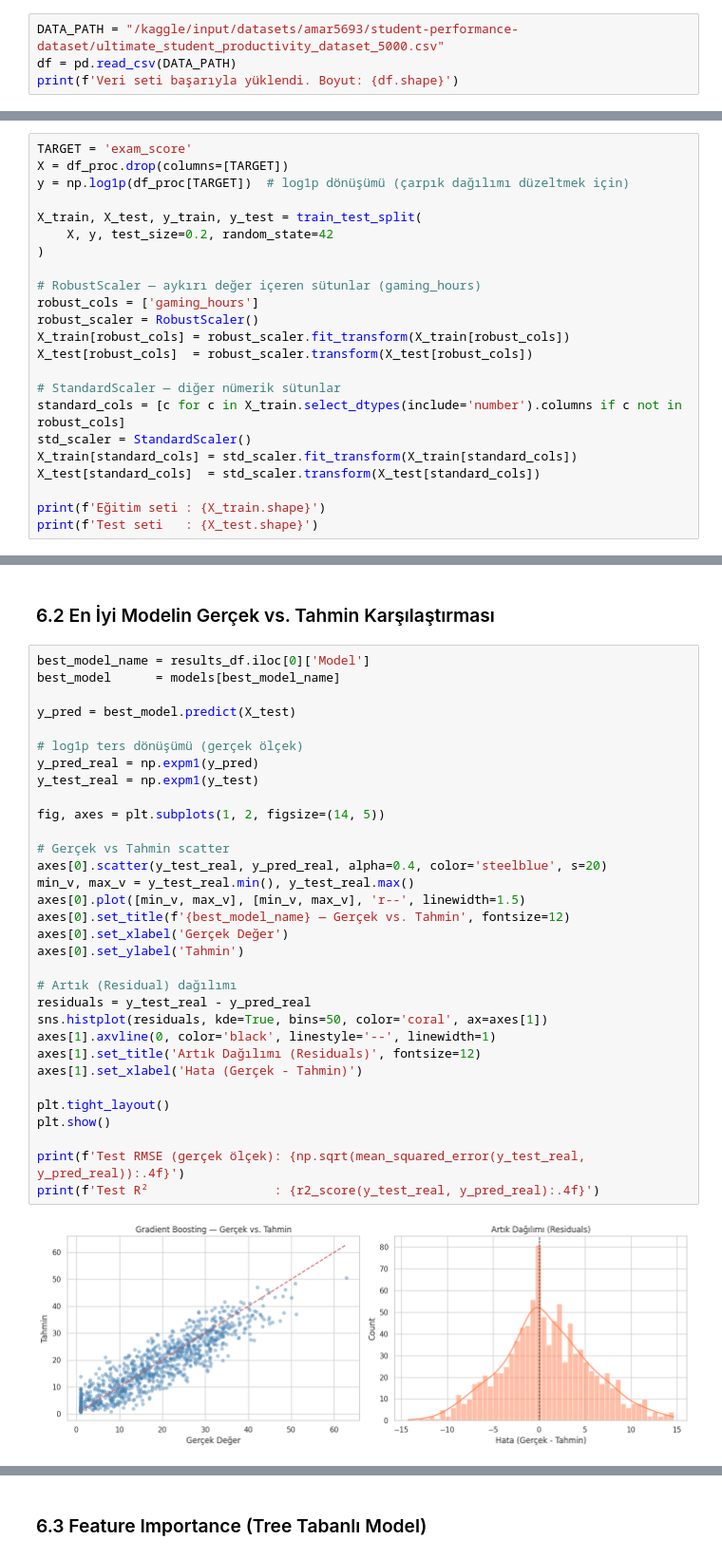
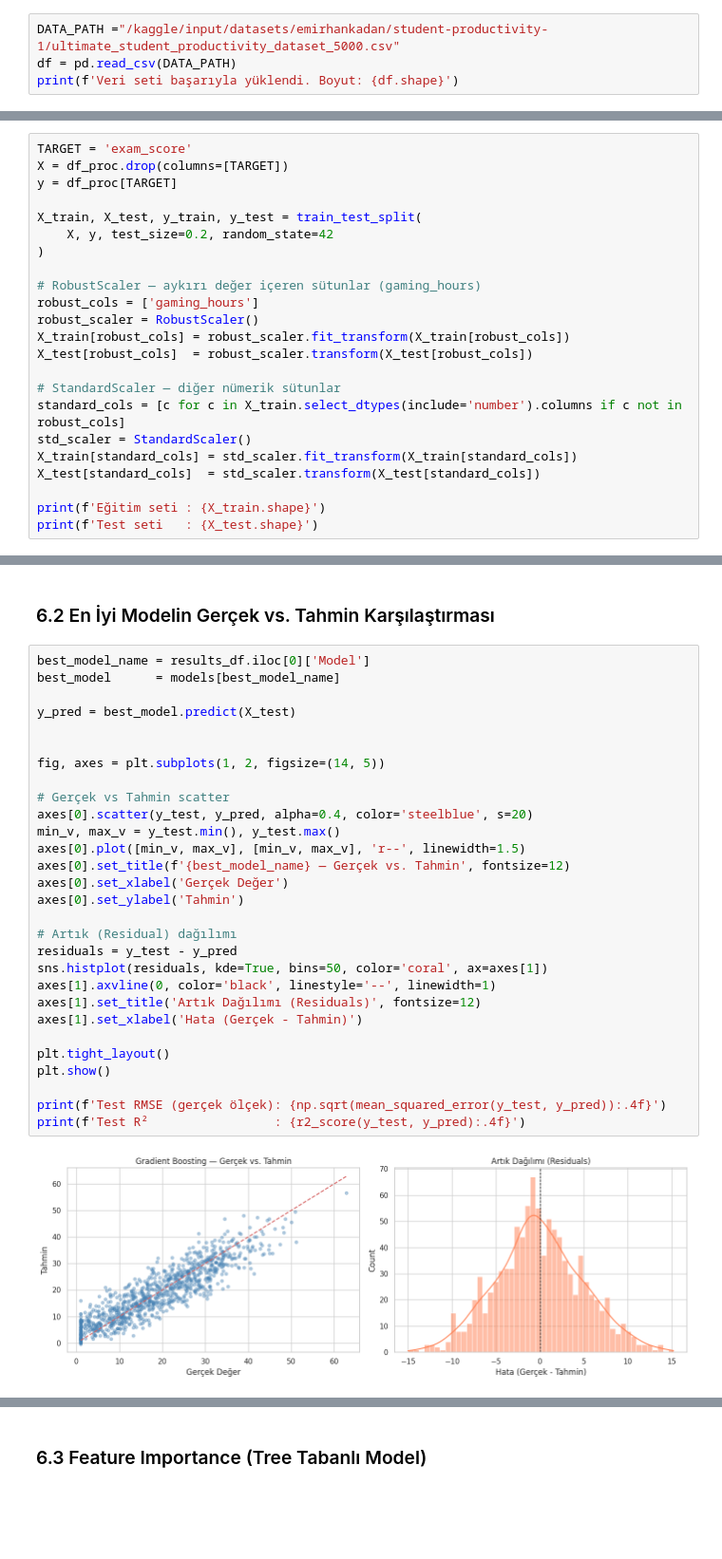
Before and after one commit to Emirhan7k/Student_ExamScore_Detection, a Jupyter notebook: student-examscore-detection.ipynb, the cells around one changed output, grey strips where cells are left out. Shown at 95% size. Saved outputs shown, nothing was run; the diff lists cells and outputs as text; blank space fills up the shorter version.

```diff
--- a/student-examscore-detection.ipynb
+++ b/student-examscore-detection.ipynb
@@ -42,7 +44,7 @@ print('✅ Kütüphaneler başarıyla yüklendi.')
 # %% [markdown]
 ## 2. Verinin Yüklenmesi
 # %%
-DATA_PATH = "/kaggle/input/datasets/amar5693/student-performance-dataset/ultimate_student_productivity_dataset_5000.csv"
+DATA_PATH ="/kaggle/input/datasets/emirhankadan/student-productivity-1/ultimate_student_productivity_dataset_5000.csv"
 df = pd.read_csv(DATA_PATH)
 print(f'Veri seti başarıyla yüklendi. Boyut: {df.shape}')
 # %% [output]
@@ -336,7 +350,7 @@ Sütunlar: ['age', 'gaming_hours', 'sleep_hours', 'screen_time_hours', 'exercise
 # %%
 TARGET = 'exam_score'
 X = df_proc.drop(columns=[TARGET])
-y = np.log1p(df_proc[TARGET])  # log1p dönüşümü (çarpık dağılımı düzeltmek için)
+y = df_proc[TARGET]
 
 X_train, X_test, y_train, y_test = train_test_split(
     X, y, test_size=0.2, random_state=42
@@ -426,34 +440,31 @@ plt.show()
 # %%
 best_model_name = results_df.iloc[0]['Model']
 best_model      = models[best_model_name]
 
 y_pred = best_model.predict(X_test)
 
-# log1p ters dönüşümü (gerçek ölçek)
-y_pred_real = np.expm1(y_pred)
-y_test_real = np.expm1(y_test)
 
 fig, axes = plt.subplots(1, 2, figsize=(14, 5))
 
 # Gerçek vs Tahmin scatter
-axes[0].scatter(y_test_real, y_pred_real, alpha=0.4, color='steelblue', s=20)
-min_v, max_v = y_test_real.min(), y_test_real.max()
+axes[0].scatter(y_test, y_pred, alpha=0.4, color='steelblue', s=20)
+min_v, max_v = y_test.min(), y_test.max()
 axes[0].plot([min_v, max_v], [min_v, max_v], 'r--', linewidth=1.5)
 axes[0].set_title(f'{best_model_name} — Gerçek vs. Tahmin', fontsize=12)
 axes[0].set_xlabel('Gerçek Değer')
 axes[0].set_ylabel('Tahmin')
 
 # Artık (Residual) dağılımı
-residuals = y_test_real - y_pred_real
+residuals = y_test - y_pred
 sns.histplot(residuals, kde=True, bins=50, color='coral', ax=axes[1])
 axes[1].axvline(0, color='black', linestyle='--', linewidth=1)
 axes[1].set_title('Artık Dağılımı (Residuals)', fontsize=12)
 axes[1].set_xlabel('Hata (Gerçek - Tahmin)')
 
 plt.tight_layout()
 plt.show()
 
-print(f'Test RMSE (gerçek ölçek): {np.sqrt(mean_squared_error(y_test_real, y_pred_real)):.4f}')
-print(f'Test R²                 : {r2_score(y_test_real, y_pred_real):.4f}')
+print(f'Test RMSE (gerçek ölçek): {np.sqrt(mean_squared_error(y_test, y_pred)):.4f}')
+print(f'Test R²                 : {r2_score(y_test, y_pred):.4f}')
 # %% [output]
-[figure, old version]
+[figure, new version]
```
Also changed, not shown: parts of 13 cells of this notebook.
